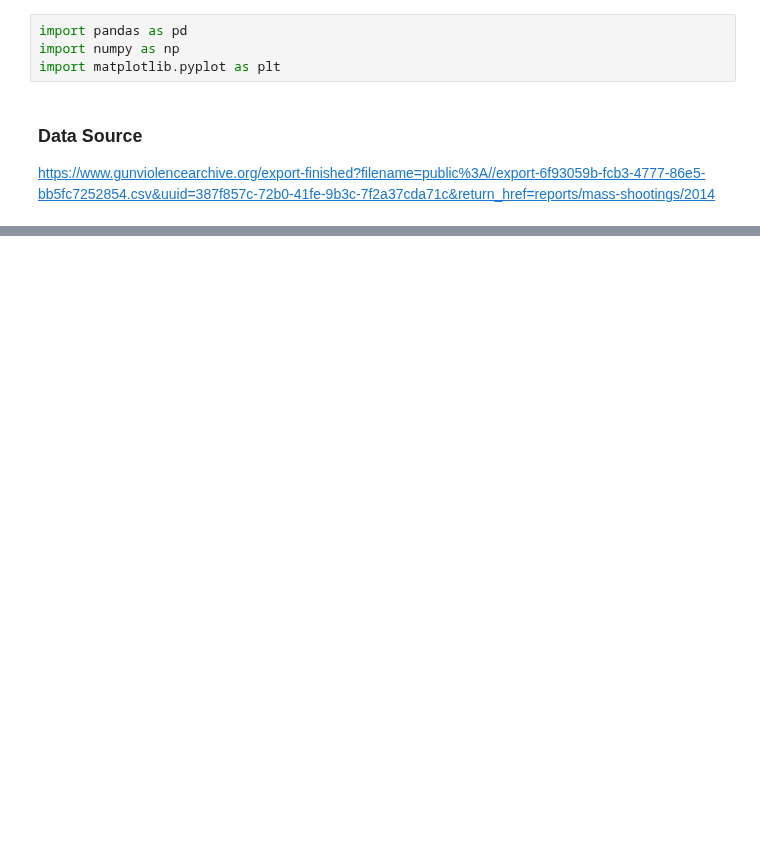
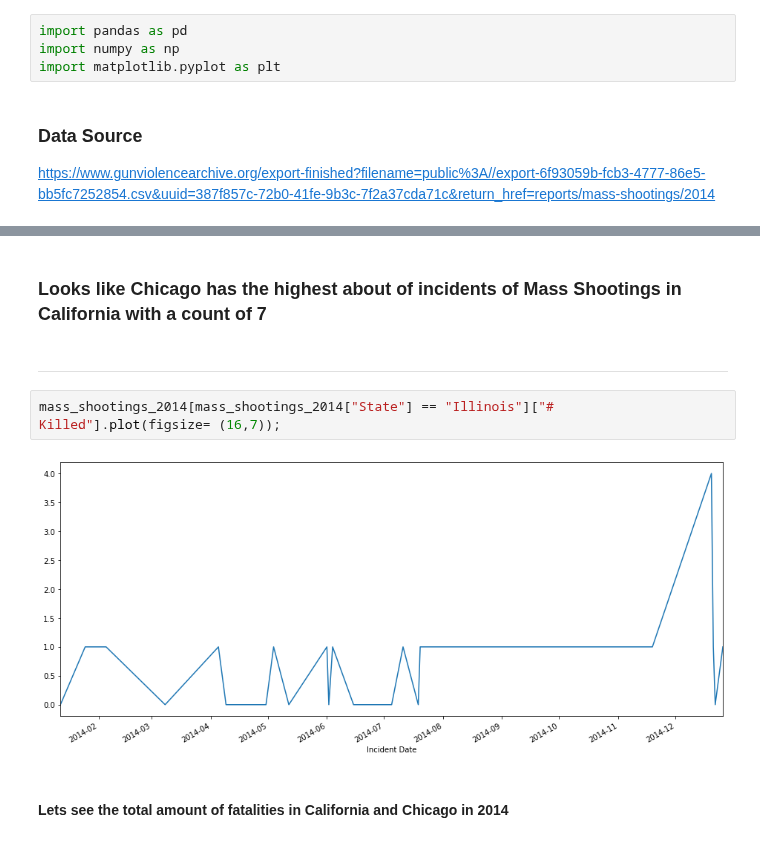
Before and after one commit to Berkat0789/Data_Analysis, a Jupyter notebook: Personal Projects/USA Gun Violence up to 2018.ipynb, the cells around one changed output, grey strips where cells are left out. Saved outputs shown, nothing was run; the diff lists cells and outputs as text; blank space fills up the shorter version.

```diff
--- a/Personal Projects/USA Gun Violence up to 2018.ipynb
+++ b/Personal Projects/USA Gun Violence up to 2018.ipynb
@@ -28,0 +102,10 @@ memory usage: 16.8+ KB
+# %% [markdown]
+### Looks like Chicago has the highest about of incidents of Mass Shootings in California with a count of 7
+# %% [markdown]
+_____
+# %%
+mass_shootings_2014[mass_shootings_2014["State"] == "Illinois"]["# Killed"].plot(figsize= (16,7));
+# %% [output]
+[figure, added]
+# %% [markdown]
+#### Lets see the total amount of fatalities in California and Chicago in 2014
```
Also changed, not shown: parts of 43 cells of this notebook, 1 other file.
